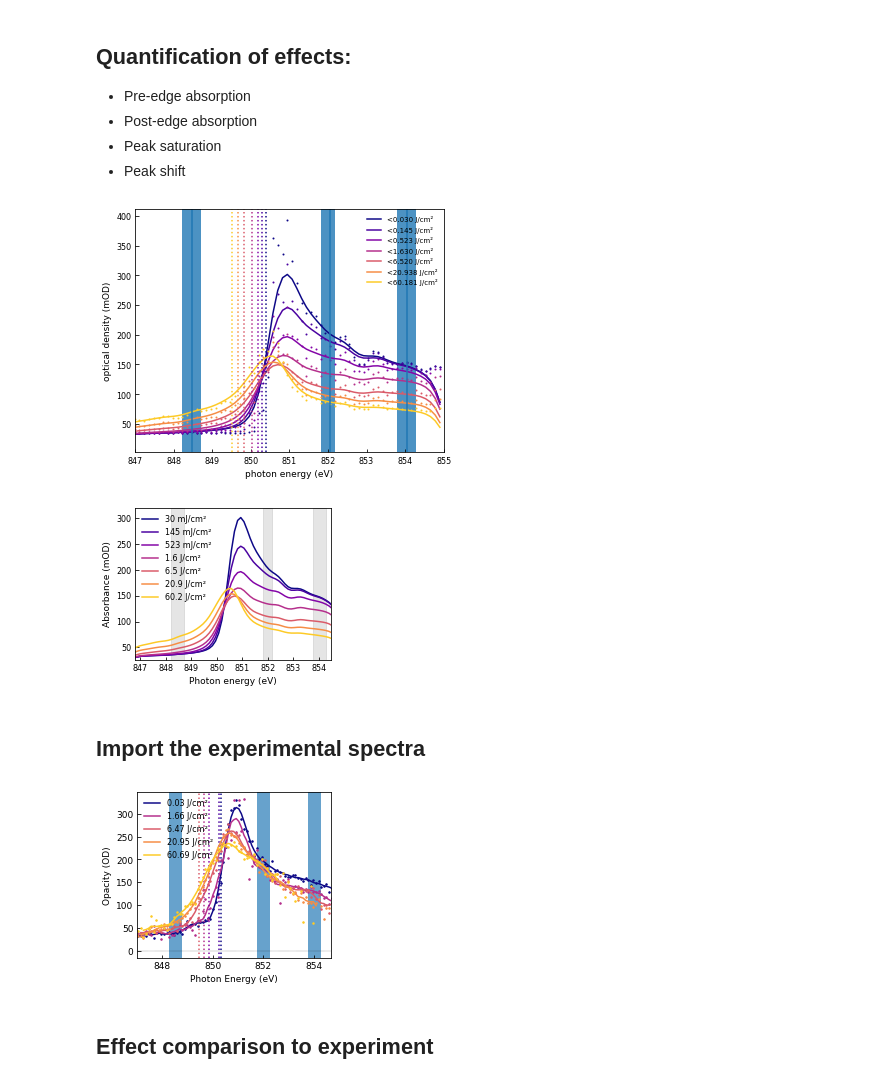
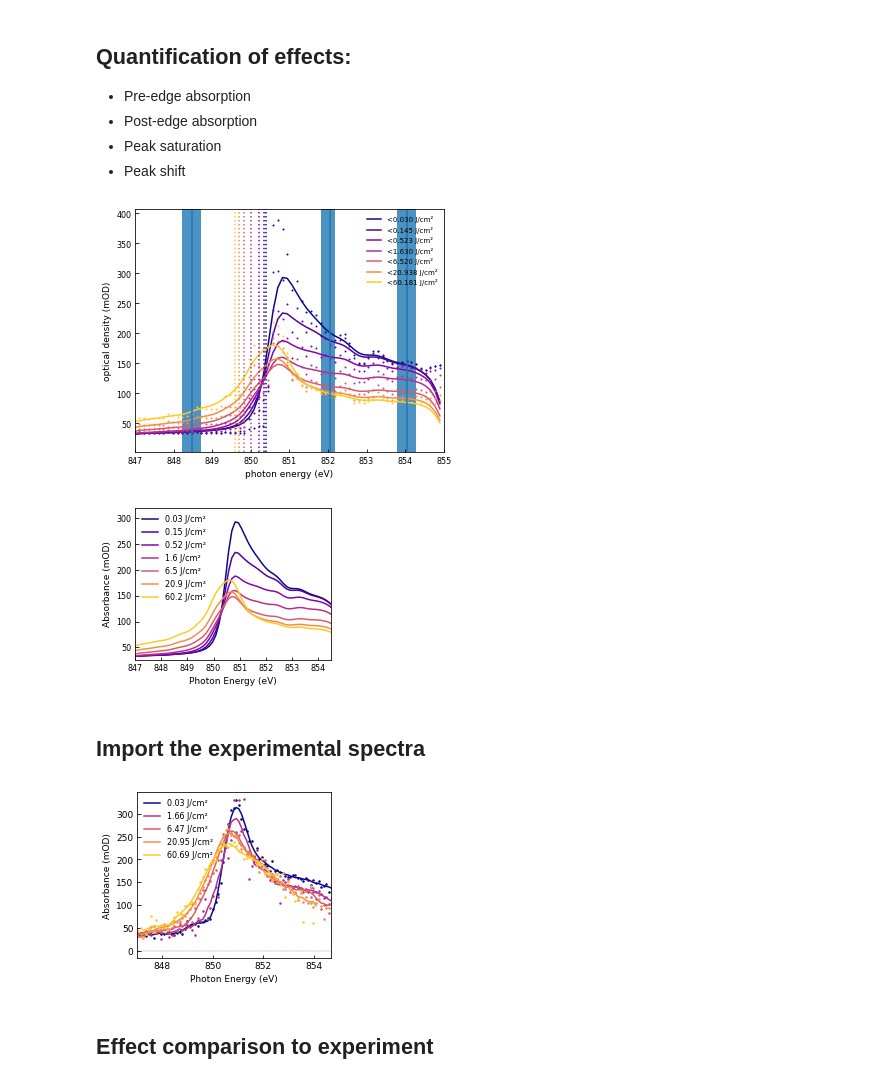
Before and after one commit to F00lWise/XNLdyn, a Jupyter notebook: Plot_saved_Spectrum.ipynb, the cells around one changed output. Saved outputs shown, nothing was run; the diff lists cells and outputs as text; code cells hidden in the pictures.

```diff
--- a/Plot_saved_Spectrum.ipynb
+++ b/Plot_saved_Spectrum.ipynb
@@ -21,7 +21,7 @@ mpl.rcParams['ytick.direction'] = 'in'
 mpl.rcParams['axes.labelsize'] = 9
 mpl.rcParams['legend.frameon'] = False
 # %%
-load_dir = './simulation_results/07-09-2022_16-39/'
+load_dir = './simulation_results/16-09-2022_18-36/'
 print(os.listdir(load_dir))
 # %% [output]
 ['save_dict.pi', 'raw_results.png', 'homogeneous_spectra.png', 'final_spectra.png', 'Input_spectrum.png']
@@ -319,7 +319,7 @@ for i in range(N_pulse_energies)[::]:
     plt.axvspan(enax_abs[(enax_abs > (post_edge_en2-intensity_bin_width/2)) & (enax_abs < (post_edge_en2+intensity_bin_width/2))][0],\
                 enax_abs[(enax_abs > (post_edge_en2-intensity_bin_width/2)) & (enax_abs < (post_edge_en2+intensity_bin_width/2))][-1], alpha = 0.2)
 # %% [output]
-[figure, old version]
+[figure, new version]
 # %%
 plt.rcParams.update({'font.size': 11})
 fig = plt.figure(figsize =(3.5,2.8))
@@ -334,7 +334,7 @@ for i in range(N_pulse_energies):
 
         fluence_Jcm2 = 1e14*final_incidence_peaks[i]/XNLdyn.photons_per_J(ld['PAR'].E_i_abs[0])
         if fluence_Jcm2<1:
-            lab =  f"{fluence_Jcm2*1e3:.0f} mJ/cm²"
+            lab =  f"{fluence_Jcm2:.2f} J/cm²"
         else:
             lab =  f"{fluence_Jcm2:.1f} J/cm²"
         #plt.plot(enax_abs, spec,'.', ms=2, color = plotcols[i])
@@ -342,23 +342,27 @@ for i in range(N_pulse_energies):
         plt.plot(enax_abs, spec_sm, color = plotcols[i], label =lab)
 
 plt.legend(fontsize = 8, loc = 'upper left')
-plt.xlabel('Photon energy (eV)', fontsize = 9)
+plt.xlabel('Photon Energy (eV)', fontsize = 9)
 plt.ylabel('Absorbance (mOD)', fontsize = 9)
 #plt.title('Spot reconstruction')
-plt.xlim(846.8, 854.5)
+#plt.xlim(846.8, 854.5)
+plt.xlim(847,854.5)
+
 plt.ylim(25, 320)
-
-for mark_energy in [pre_edge_en, post_edge_en2, post_edge_en]:
-    plt.axvspan(enax_abs[(enax_abs > (mark_energy-intensity_bin_width/2)) & (enax_abs < (mark_energy+intensity_bin_width/2))][0],\
-                    enax_abs[(enax_abs > (mark_energy-intensity_bin_width/2)) & (enax_abs < (mark_energy+intensity_bin_width/2))][-1], alpha = 0.2,color='gray')
-
 plt.tick_params(labelsize = 8)
 
 plt.tight_layout()
+plt.savefig('plots/final_spectra.png', dpi=600)
 
-plt.savefig('plots/final_spectra.png', dpi=600)
+# for mark_energy in [pre_edge_en, post_edge_en2, post_edge_en]:
+#     plt.axvspan(enax_abs[(enax_abs > (mark_energy-intensity_bin_width/2)) & (enax_abs < (mark_energy+intensity_bin_width/2))][0],\
+#                     enax_abs[(enax_abs > (mark_energy-intensity_bin_width/2)) & (enax_abs < (mark_energy+intensity_bin_width/2))][-1], alpha = 0.2,color='gray')
+
+
+
+plt.savefig('plots/final_spectra_no_marks.png', dpi=600)
 # %% [output]
-[figure, old version]
+[figure, new version]
 # %% [markdown]
 ## Import the experimental spectra
 # %%
@@ -431,44 +435,45 @@ for j,i in enumerate(lde['Indizes']):
     #exp_on_edge_intens_bin[j]   = np.nanmean(lde[f'Spectrum{i}'][(lde['Enax'] > (on_edge_en-intensity_bin_width/2)) & (lde['Enax'] < (on_edge_en+intensity_bin_width/2))])*1e3
     exp_post_edge_intens_bin[j] = np.nanmean(lde[f'Spectrum{i}'][(lde['Enax'] > (post_edge_en-intensity_bin_width/2)) & (lde['Enax'] < (post_edge_en+intensity_bin_width/2))])*1e3
     exp_post_edge_intens_bin2[j] = np.nanmean(lde[f'Spectrum{i}'][(lde['Enax'] > (post_edge_en2-intensity_bin_width/2)) & (lde['Enax'] < (post_edge_en2+intensity_bin_width/2))])*1e3
     exp_pre_edge_error_bin[j]  = np.nanstd(lde[f'Spectrum{i}'][(lde['Enax'] > (pre_edge_en-intensity_bin_width/2)) & (lde['Enax'] < (pre_edge_en+intensity_bin_width/2))])*1e3
     #exp_on_edge_error_bin[j]   = np.nanstd(lde[f'Spectrum{i}'][(lde['Enax'] > (on_edge_en-intensity_bin_width/2)) & (lde['Enax'] < (on_edge_en+intensity_bin_width/2))])*1e3
     exp_post_edge_error_bin[j] = np.nanstd(lde[f'Spectrum{i}'][(lde['Enax'] > (post_edge_en-intensity_bin_width/2)) & (lde['Enax'] < (post_edge_en+intensity_bin_width/2))])*1e3
     exp_post_edge_error_bin2[j] = np.nanstd(lde[f'Spectrum{i}'][(lde['Enax'] > (post_edge_en2-intensity_bin_width/2)) & (lde['Enax'] < (post_edge_en2+intensity_bin_width/2))])*1e3
 
-    plt.axvspan(lde['Enax'][(lde['Enax'] > (pre_edge_en-intensity_bin_width/2)) & (lde['Enax'] < (pre_edge_en+intensity_bin_width/2))][0],\
-                lde['Enax'][(lde['Enax'] > (pre_edge_en-intensity_bin_width/2)) & (lde['Enax'] < (pre_edge_en+intensity_bin_width/2))][-1], alpha = 0.2)
-    #plt.axvspan(lde['Enax'][(lde['Enax'] > (on_edge_en-intensity_bin_width/2)) & (lde['Enax'] < (on_edge_en+intensity_bin_width/2))][0],\
-    #            lde['Enax'][(lde['Enax'] > (on_edge_en-intensity_bin_width/2)) & (lde['Enax'] < (on_edge_en+intensity_bin_width/2))][-1], alpha = 0.2)
-    plt.axvspan(lde['Enax'][(lde['Enax'] > (post_edge_en-intensity_bin_width/2)) & (lde['Enax'] < (post_edge_en+intensity_bin_width/2))][0],\
-                lde['Enax'][(lde['Enax'] > (post_edge_en-intensity_bin_width/2)) & (lde['Enax'] < (post_edge_en+intensity_bin_width/2))][-1], alpha = 0.2)
-    plt.axvspan(lde['Enax'][(lde['Enax'] > (post_edge_en2-intensity_bin_width/2)) & (lde['Enax'] < (post_edge_en2+intensity_bin_width/2))][0],\
-                lde['Enax'][(lde['Enax'] > (post_edge_en2-intensity_bin_width/2)) & (lde['Enax'] < (post_edge_en2+intensity_bin_width/2))][-1], alpha = 0.2)
+#     plt.axvspan(lde['Enax'][(lde['Enax'] > (pre_edge_en-intensity_bin_width/2)) & (lde['Enax'] < (pre_edge_en+intensity_bin_width/2))][0],\
+#                 lde['Enax'][(lde['Enax'] > (pre_edge_en-intensity_bin_width/2)) & (lde['Enax'] < (pre_edge_en+intensity_bin_width/2))][-1], alpha = 0.2)
+#     #plt.axvspan(lde['Enax'][(lde['Enax'] > (on_edge_en-intensity_bin_width/2)) & (lde['Enax'] < (on_edge_en+intensity_bin_width/2))][0],\
+#     #            lde['Enax'][(lde['Enax'] > (on_edge_en-intensity_bin_width/2)) & (lde['Enax'] < (on_edge_en+intensity_bin_width/2))][-1], alpha = 0.2)
+#     plt.axvspan(lde['Enax'][(lde['Enax'] > (post_edge_en-intensity_bin_width/2)) & (lde['Enax'] < (post_edge_en+intensity_bin_width/2))][0],\
+#                 lde['Enax'][(lde['Enax'] > (post_edge_en-intensity_bin_width/2)) & (lde['Enax'] < (post_edge_en+intensity_bin_width/2))][-1], alpha = 0.2)
+#     plt.axvspan(lde['Enax'][(lde['Enax'] > (post_edge_en2-intensity_bin_width/2)) & (lde['Enax'] < (post_edge_en2+intensity_bin_width/2))][0],\
+#                 lde['Enax'][(lde['Enax'] > (post_edge_en2-intensity_bin_width/2)) & (lde['Enax'] < (post_edge_en2+intensity_bin_width/2))][-1], alpha = 0.2)
 
     exp_peak_center_weights[j] = spectral_weight(lde['Enax'][region],spec_sm[region])
     exp_peak_center_flank[j], exp_peak_center_flank_errs[j] = find_flank(lde['Enax'],spec_sm, errs)
     exp_flank_thresh[j] = find_flank_thresh(lde['Enax'],spec_sm*1e3)
 
-    plt.axvline(exp_peak_center_flank[j], color = plotcols[i], ls=':')
+#     plt.axvline(exp_peak_center_flank[j], color = plotcols[i], ls=':')
 
     plt.plot(lde['Enax'], lde[f'Spectrum{i}']*1e3,'.',ms=3,c=plotcols[experiment_correspondence_ind[j]])
     plt.plot(lde['Enax'],spec_sm*1e3,c=plotcols[experiment_correspondence_ind[j]],\
              label = f"{exp_fluences[j]:.2f} J/cm²")
 
 
 
 
 plt.axhline(0,c='k',lw=0.4,ls=':')
 plt.xlim(847,854.7)
 plt.legend(fontsize = 9)
 plt.tick_params(labelsize = 9)
-plt.ylabel('Opacity (OD)', fontsize =9)
+plt.ylabel('Absorbance (mOD)', fontsize =9)
 plt.xlabel('Photon Energy (eV)', fontsize =9)
 plt.legend()
 plt.tight_layout()
 ####################
+plt.savefig('plots/experimental_spectra_dots', dpi=600)
 # %% [output]
-[figure, old version]
+[figure, new version]
 # %% [markdown]
 ## Effect comparison to experiment
 # %%
```
Also changed, not shown: parts of 6 cells of this notebook, 1 other file.
